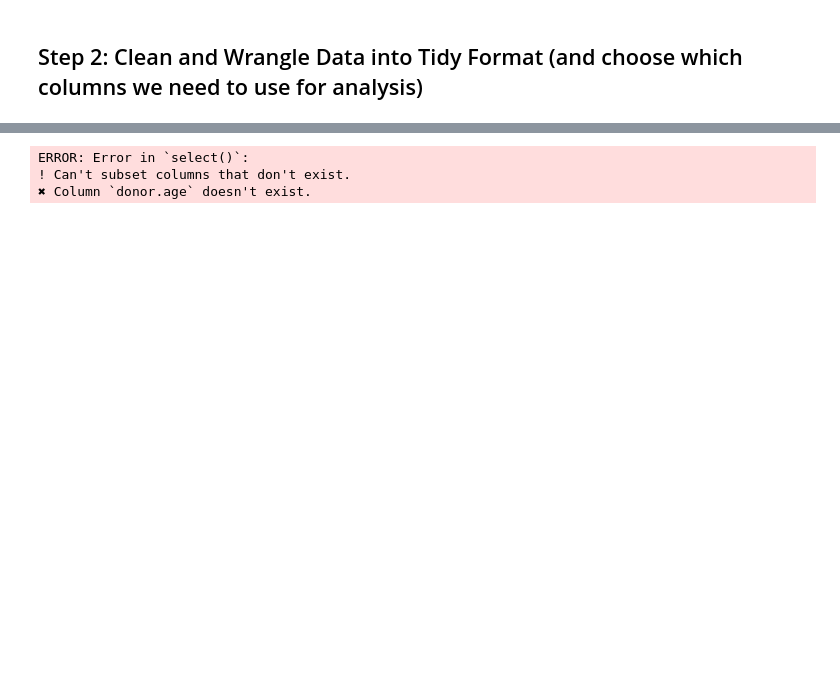
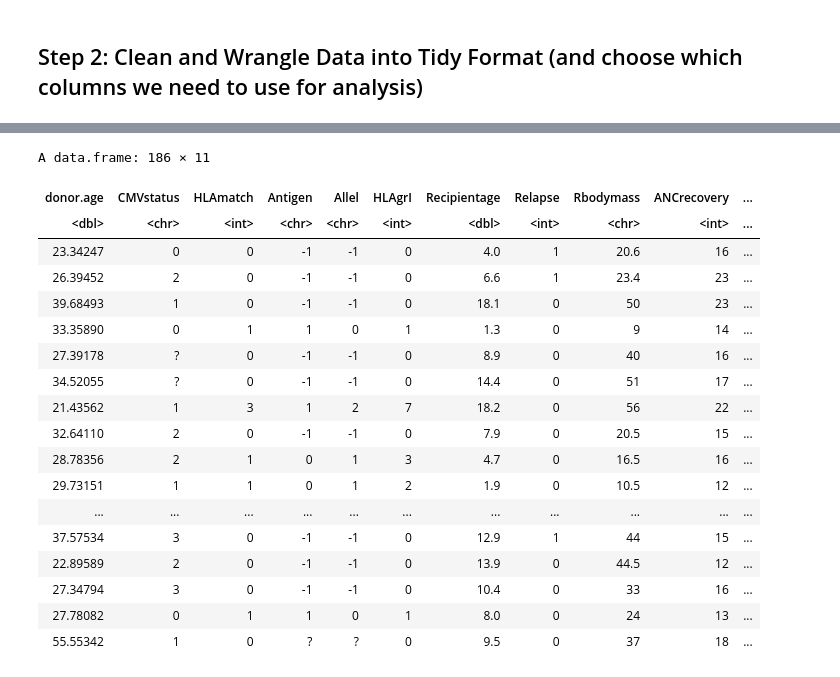
Before and after one commit to Phoebeml/ds_project, a Jupyter notebook: BoneMarrowProposal.ipynb, the cells around one changed output, grey strips where cells are left out. Saved outputs shown, nothing was run; the diff lists cells and outputs as text; code cells hidden in the pictures; blank space fills up the shorter version.

```diff
--- a/BoneMarrowProposal.ipynb
+++ b/BoneMarrowProposal.ipynb
@@ -132,8 +82,24 @@ ERROR: Error in parse(text = x, srcfile = src): <text>:1:9: unexpected symbol
 # %%
 clean_transplant_data <- bone_marrow_transplant_data |>
-    select(donor.age, CMVstatus, RecipientCMV, HLAmatch, Antigen, Allel, HLAgrI, Recipientage, Relapse, Rbodymass, ANCrecovery, PLTrecovery)
+    select(donor.age, CMVstatus, HLAmatch, Antigen, Allel, Recipientage, Relapse, Rbodymass, ANCrecovery, PLTrecovery)
 clean_transplant_data
 # %% [output]
-ERROR: Error in `select()`:
-! Can't subset columns that don't exist.
-✖ Column `donor.age` doesn't exist.
+A data.frame: 186 × 11
+| donor.age | CMVstatus | HLAmatch | Antigen | Allel | HLAgrI | Recipientage | Relapse | Rbodymass | ANCrecovery | ... |
+| <dbl> | <chr> | <int> | <chr> | <chr> | <int> | <dbl> | <int> | <chr> | <int> | ... |
+| 23.34247 | 0 | 0 | -1 | -1 | 0 | 4.0 | 1 | 20.6 | 16 | ... |
+| 26.39452 | 2 | 0 | -1 | -1 | 0 | 6.6 | 1 | 23.4 | 23 | ... |
+| 39.68493 | 1 | 0 | -1 | -1 | 0 | 18.1 | 0 | 50 | 23 | ... |
+| 33.35890 | 0 | 1 | 1 | 0 | 1 | 1.3 | 0 | 9 | 14 | ... |
+| 27.39178 | ? | 0 | -1 | -1 | 0 | 8.9 | 0 | 40 | 16 | ... |
+| 34.52055 | ? | 0 | -1 | -1 | 0 | 14.4 | 0 | 51 | 17 | ... |
+| 21.43562 | 1 | 3 | 1 | 2 | 7 | 18.2 | 0 | 56 | 22 | ... |
+| 32.64110 | 2 | 0 | -1 | -1 | 0 | 7.9 | 0 | 20.5 | 15 | ... |
+| 28.78356 | 2 | 1 | 0 | 1 | 3 | 4.7 | 0 | 16.5 | 16 | ... |
+| 29.73151 | 1 | 1 | 0 | 1 | 2 | 1.9 | 0 | 10.5 | 12 | ... |
+| ... | ... | ... | ... | ... | ... | ... | ... | ... | ... | ... |
+| 37.57534 | 3 | 0 | -1 | -1 | 0 | 12.9 | 1 | 44 | 15 | ... |
+| 22.89589 | 2 | 0 | -1 | -1 | 0 | 13.9 | 0 | 44.5 | 12 | ... |
+| 27.34794 | 3 | 0 | -1 | -1 | 0 | 10.4 | 0 | 33 | 16 | ... |
+| 27.78082 | 0 | 1 | 1 | 0 | 1 | 8.0 | 0 | 24 | 13 | ... |
+| 55.55342 | 1 | 0 | ? | ? | 0 | 9.5 | 0 | 37 | 18 | ... |
```
Also changed, not shown: parts of 6 cells of this notebook.
